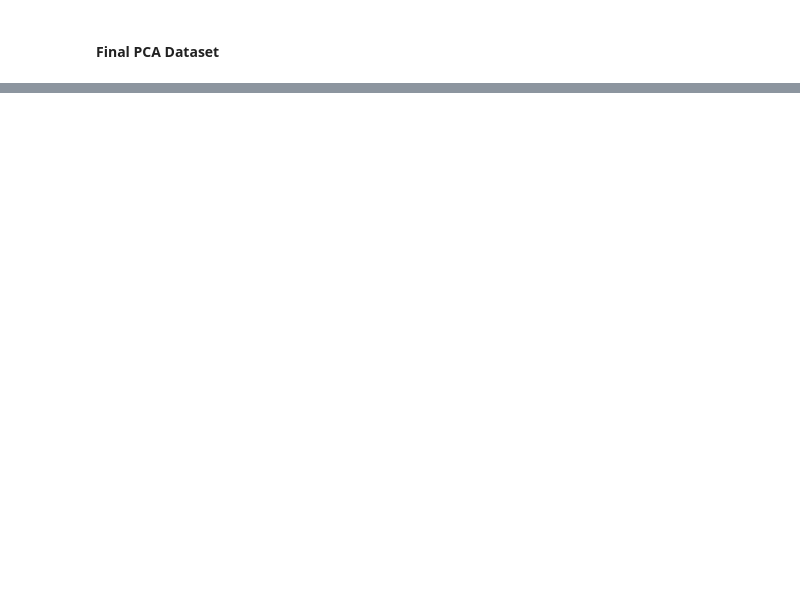
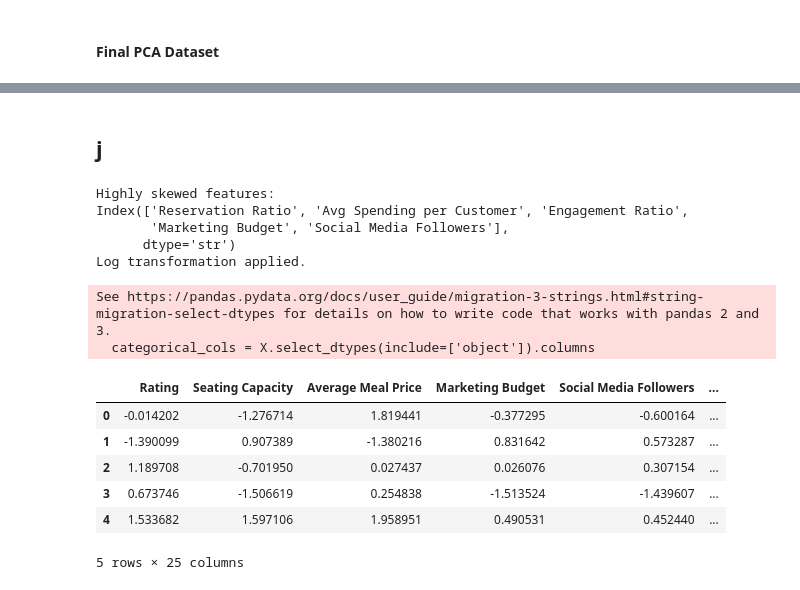
Before and after one commit to sujal-stha/DataScience_Project, a Jupyter notebook: modeltraining(KCE081BCT045).ipynb, the cells around one changed output, grey strips where cells are left out. Cells and saved outputs as stored; diff of their text form; code cells hidden in the pictures; blank space fills up the shorter version.

```diff
--- a/modeltraining(KCE081BCT045).ipynb
+++ b/modeltraining(KCE081BCT045).ipynb
@@ -843,0 +1006,56 @@ X_final.describe()
+# %% [markdown]
+## j
+# %%
+# Identify highly skewed features
+skewed_features = skew_values[abs(skew_values) > 1].index
+
+print("Highly skewed features:")
+print(skewed_features)
+
+# Apply log1p transformation
+df_log = df.copy()
+
+for feature in skewed_features:
+    df_log[feature] = np.log1p(df_log[feature])
+
+print("Log transformation applied.")
+# %% [output]
+Highly skewed features:
+Index(['Reservation Ratio', 'Avg Spending per Customer', 'Engagement Ratio',
+       'Marketing Budget', 'Social Media Followers'],
+      dtype='str')
+Log transformation applied.
+# %%
+from sklearn.preprocessing import StandardScaler
+
+# Target variable
+y = df_log['Revenue']
+
+# Drop columns not used as features
+X = df_log.drop(columns=['Revenue','Name'])
+
+# Identify categorical columns
+categorical_cols = X.select_dtypes(include=['object']).columns
+
+# One-hot encode categorical features
+X = pd.get_dummies(X, columns=categorical_cols, drop_first=True)
+
+# Apply scaling
+scaler = StandardScaler()
+X_scaled = scaler.fit_transform(X)
+
+# Convert back to DataFrame
+X_scaled = pd.DataFrame(X_scaled, columns=X.columns)
+
+# Display first rows
+X_scaled.head()
+# %% [output]
+See https://pandas.pydata.org/docs/user_guide/migration-3-strings.html#string-migration-select-dtypes for details on how to write code that works with pandas 2 and 3.
+  categorical_cols = X.select_dtypes(include=['object']).columns
+|  | Rating | Seating Capacity | Average Meal Price | Marketing Budget | Social Media Followers | ... |
+| 0 | -0.014202 | -1.276714 | 1.819441 | -0.377295 | -0.600164 | ... |
+| 1 | -1.390099 | 0.907389 | -1.380216 | 0.831642 | 0.573287 | ... |
+| 2 | 1.189708 | -0.701950 | 0.027437 | 0.026076 | 0.307154 | ... |
+| 3 | 0.673746 | -1.506619 | 0.254838 | -1.513524 | -1.439607 | ... |
+| 4 | 1.533682 | 1.597106 | 1.958951 | 0.490531 | 0.452440 | ... |
+5 rows × 25 columns
```
Also changed, not shown: parts of 27 cells of this notebook.
